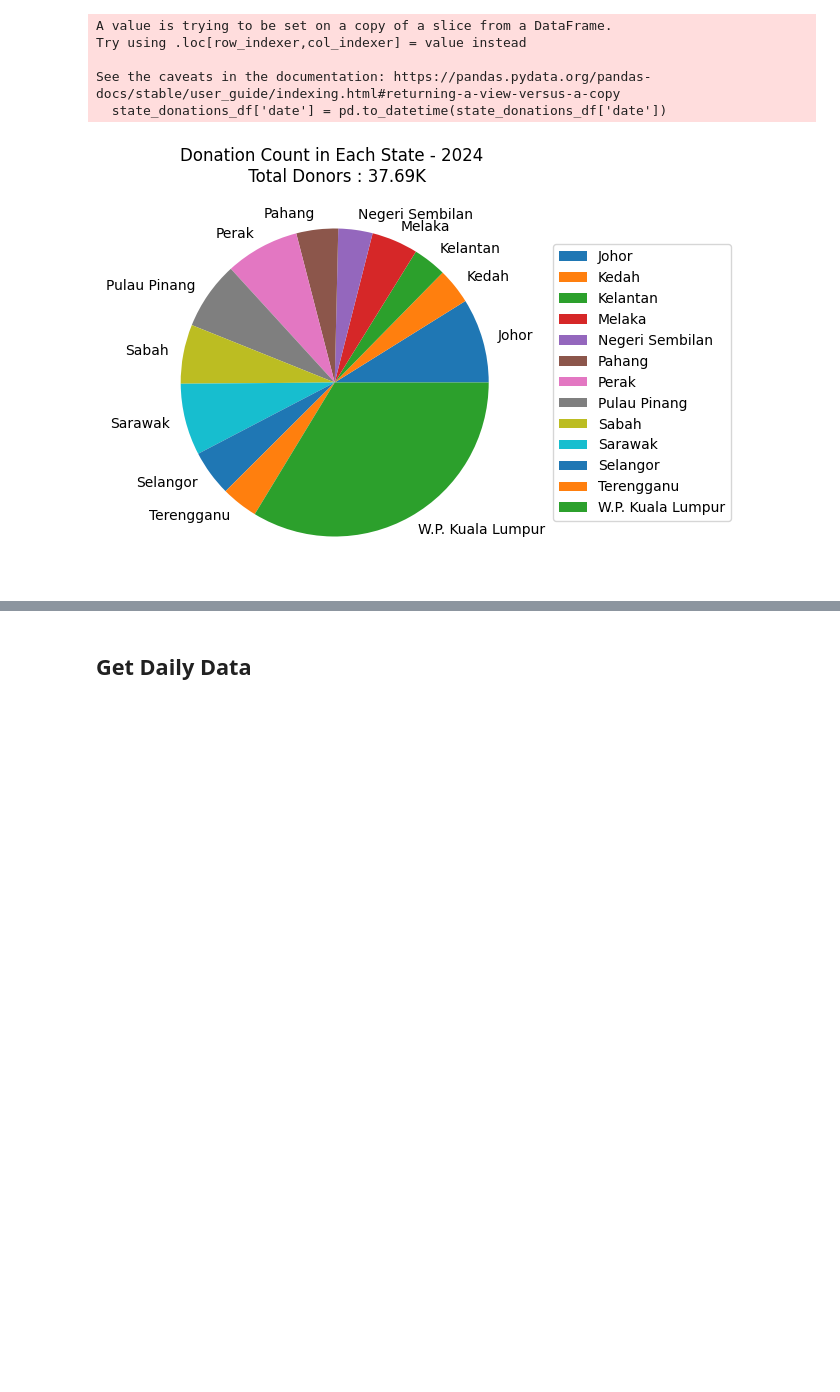
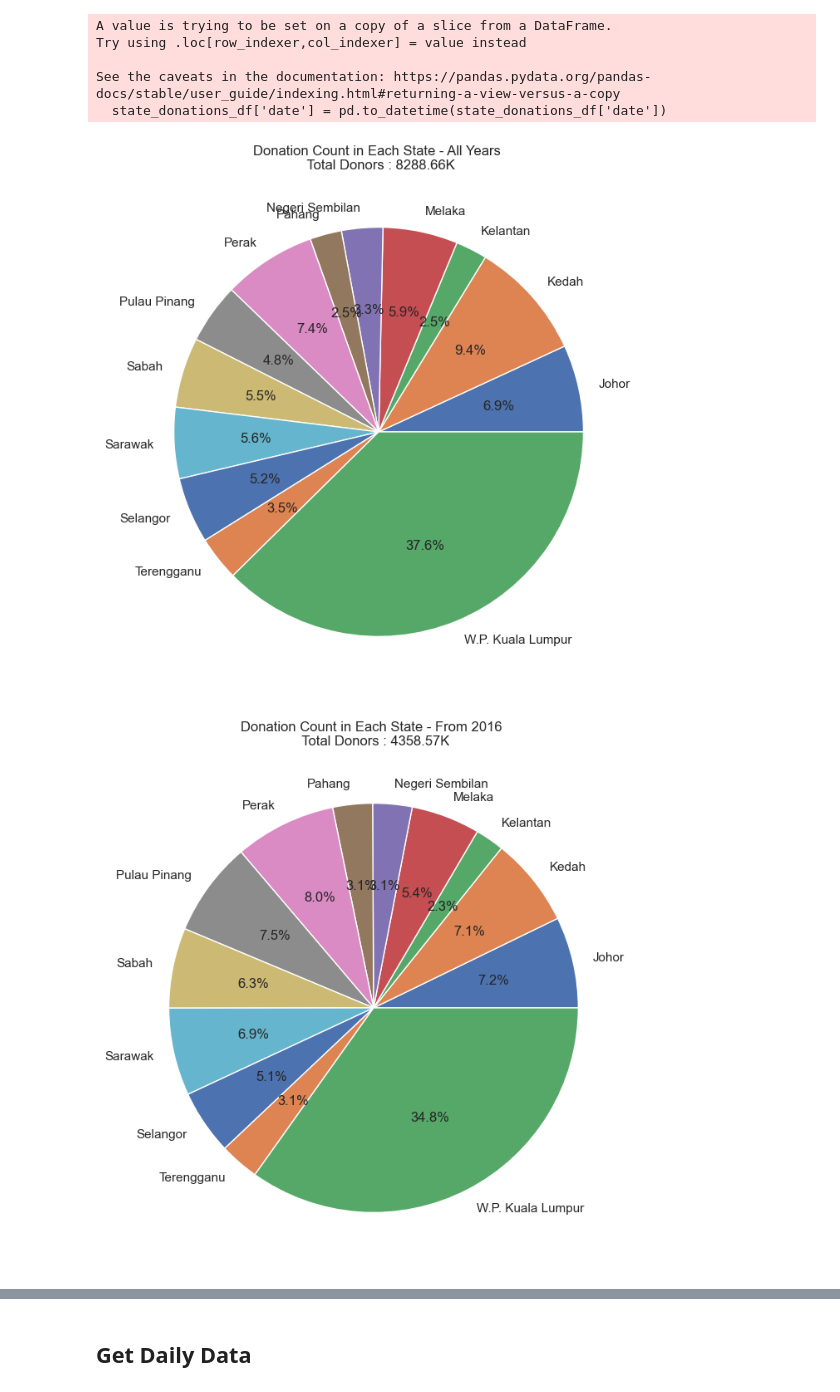
Before and after one commit to Englios/DS-Asses-BloodDonor, a Jupyter notebook: analysis/EDA.ipynb, the cells around one changed output, grey strips where cells are left out. Saved outputs shown, nothing was run; the diff lists cells and outputs as text; code cells hidden in the pictures; blank space fills up the shorter version.

```diff
--- a/analysis/EDA.ipynb
+++ b/analysis/EDA.ipynb
@@ -672,19 +669,25 @@ Try using .loc[row_indexer,col_indexer] = value instead
 
 See the caveats in the documentation: https://pandas.pydata.org/pandas-docs/stable/user_guide/indexing.html#returning-a-view-versus-a-copy
   state_donations_df['date'] = pd.to_datetime(state_donations_df['date'])
-# %%
-# Filter the dataframe for the year 2024
-state_visits_2024 = state_visits_df[state_visits_df['year'] == 2024].iloc[:, 1:].sum()
-# Create a pie chart for the year 2024
-plt.figure(figsize=(10,5))
-plt.pie(state_visits_2024, labels=state_visits_2024.index)
-plt.title(f"Donation Count in Each State - 2024 \n Total Donors : {round(state_visits_2024.sum()/1000,2)}K")
-
-# Move the percentage labels outside of the chart
-plt.legend(state_visits_2024.index, loc='center left', bbox_to_anchor=(1.05, 0.5))
-plt.show()
-# %% [output]
-[figure, removed]
+# %%
+# Sum the donation counts for all years
+state_visits_sum = state_visits_df.loc[state_visits_df['year'] >= 2016].iloc[:, 1:].sum()
+state_visits_sum_all_years = state_visits_df.iloc[:, 1:].sum()
+
+# Create a pie chart for the summation of all years
+plt.figure(figsize=(10,8))
+plt.pie(state_visits_sum_all_years, labels=state_visits_sum_all_years.index, autopct='%1.1f%%')
+plt.title(f"Donation Count in Each State - All Years \n Total Donors : {round(state_visits_sum_all_years.sum()/1000,2)}K")
+plt.show()
+
+# Create a pie chart for the summation of all years
+plt.figure(figsize=(10,8))
+plt.pie(state_visits_sum, labels=state_visits_sum.index, autopct='%1.1f%%')
+plt.title(f"Donation Count in Each State - From 2016 \n Total Donors : {round(state_visits_sum.sum()/1000,2)}K")
+plt.show()
+# %% [output]
+[figure, added]
+[figure, added]
 # %%
 import numpy as np
 import matplotlib.ticker as ticker
```
Also changed, not shown: parts of 14 cells of this notebook.
